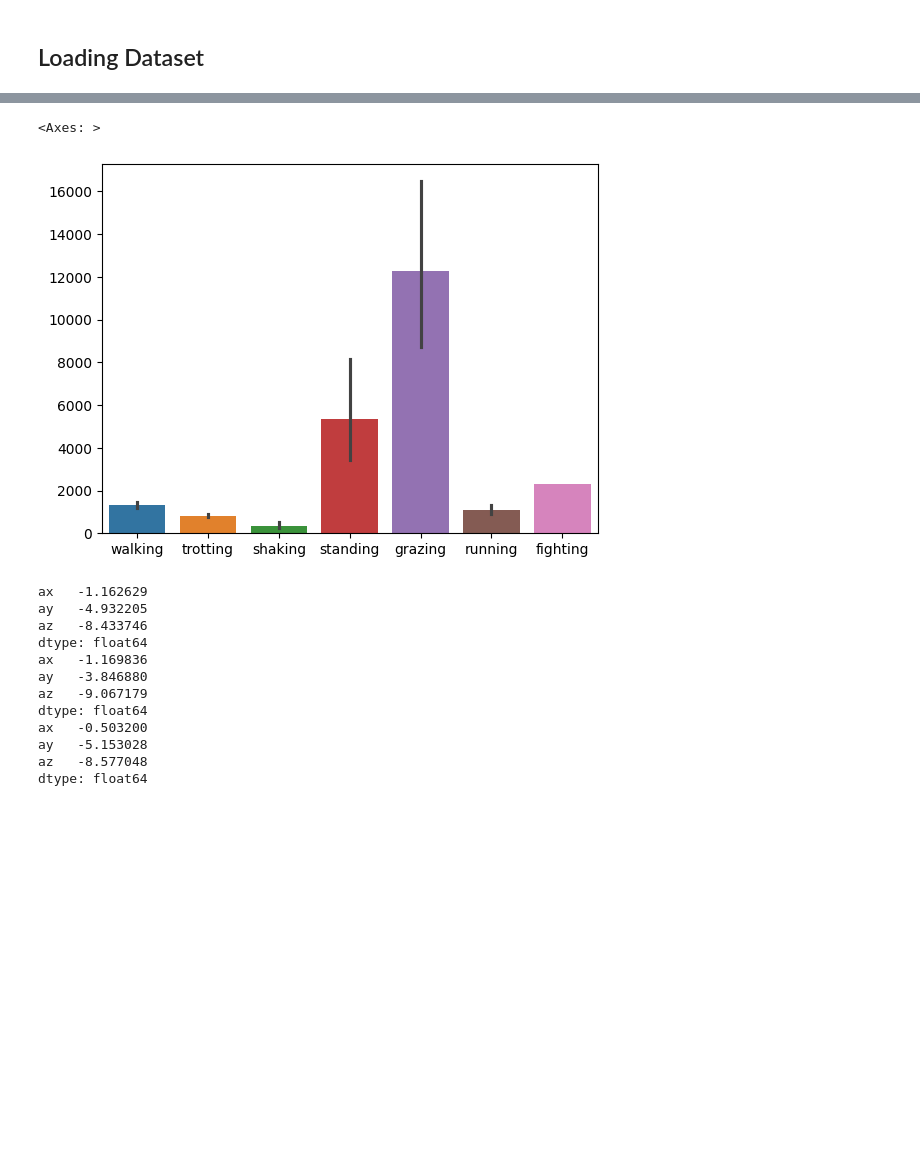
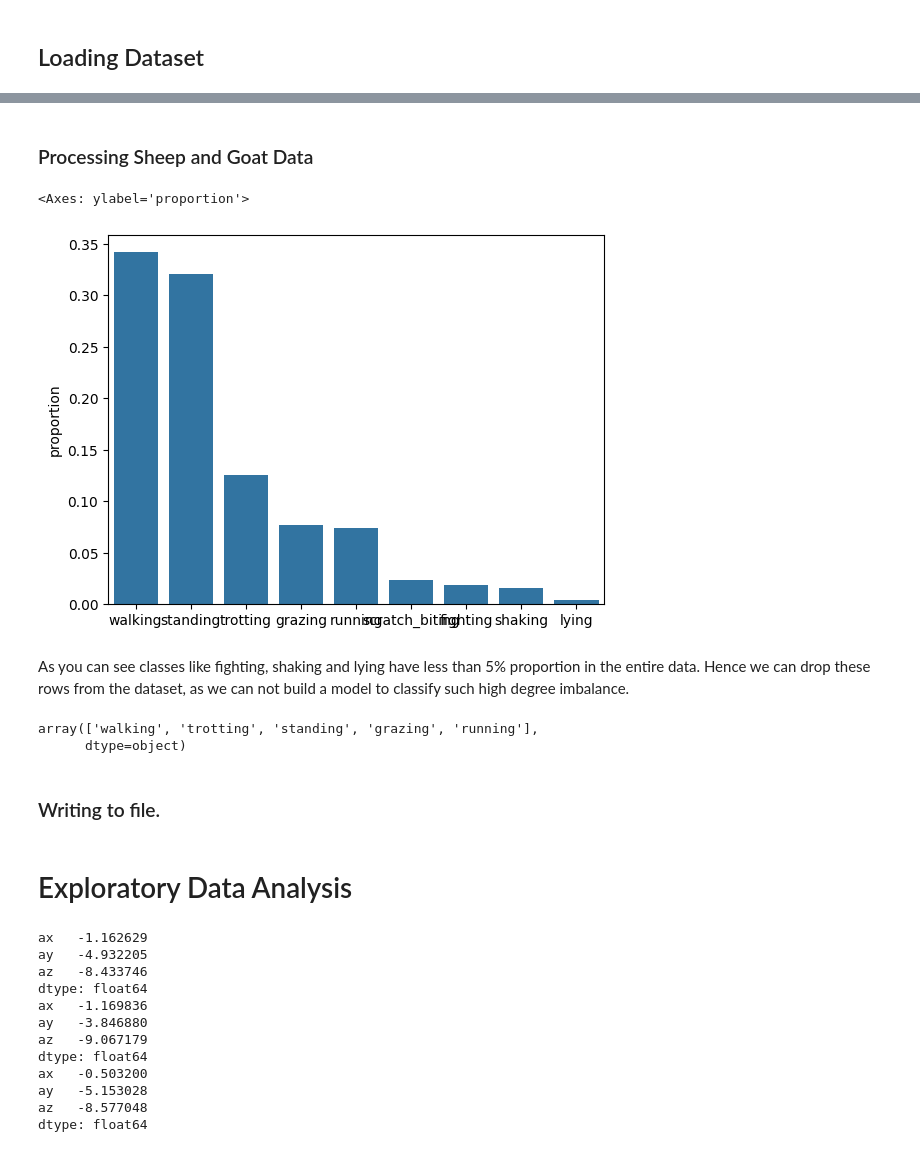
Before and after one commit to SharathRajMohan/AnimalCollarAI, a Jupyter notebook: AnimalMonitoring.ipynb, the cells around one changed output, grey strips where cells are left out. Saved outputs shown, nothing was run; the diff lists cells and outputs as text; code cells hidden in the pictures; blank space fills up the shorter version.

```diff
--- a/AnimalMonitoring.ipynb
+++ b/AnimalMonitoring.ipynb
@@ -37,0 +58,2 @@ sheep_data = pd.read_csv('./Data/Sheep/Sheep.csv')
+# %% [markdown]
+### Processing Sheep and Goat Data
@@ -38,11 +66,15 @@ sheep_data = pd.read_csv('./Data/Sheep/Sheep.csv')
+# %%
+animal_data = pd.read_csv('./Data/Animal.csv')
 # %%
 data_points = []
 labels = []
-for i in ds.segment_ID.unique():
-    data_points.append(ds[ds.segment_ID == i].shape[0])
-    labels.append(ds[ds.segment_ID == i].label.unique()[0])
+for i in animal_data.segment_ID.unique():
+    data_points.append(animal_data[animal_data.segment_ID == i].shape[0])
+    labels.append(animal_data[animal_data.segment_ID == i].label.unique()[0])
 
-sns.barplot(x=labels,y=data_points,hue=labels)
+sns.barplot(pd.Series(labels).value_counts(normalize=True))
 # %% [output]
-<Axes: >
+<Axes: ylabel='proportion'>
-[figure, old version]
+[figure, new version]
+# %% [markdown]
+As you can see classes like  fighting, shaking and lying have less than 5% proportion in the entire data. Hence we can drop these rows from the dataset, as we can not build a model to classify such high degree imbalance.
@@ -48,0 +90,7 @@ sns.barplot(x=labels,y=data_points,hue=labels)
+# %%
+animal_data['label'].unique()
+# %% [output]
+array(['walking', 'trotting', 'standing', 'grazing', 'running'],
+      dtype=object)
+# %% [markdown]
+### Writing to file.
@@ -49 +99,3 @@ sns.barplot(x=labels,y=data_points,hue=labels)
+# %% [markdown]
+# Exploratory Data Analysis
 # %%
```
Also changed, not shown: parts of 13 cells of this notebook, 3 other files.
